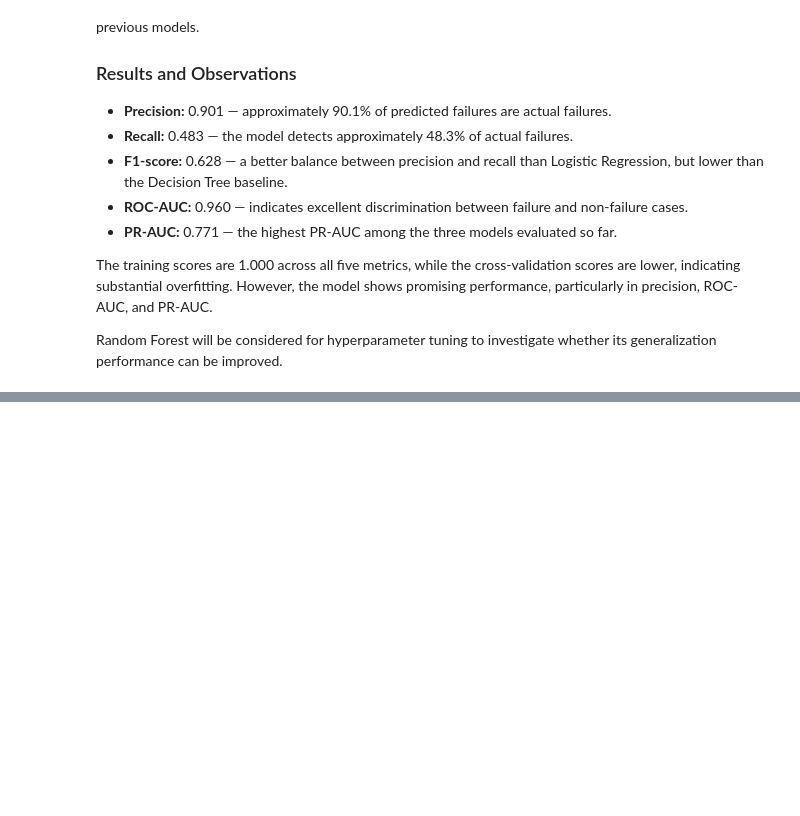
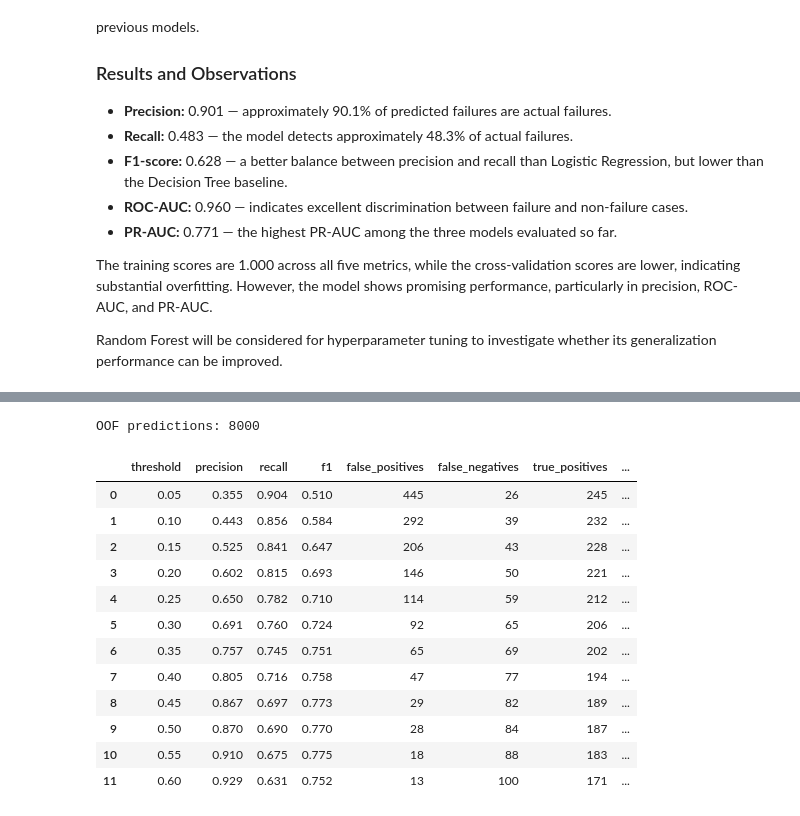
Before and after one commit to sathvik-reddy28/Intelligent-Predictive-Maintenance, a Jupyter notebook: notebooks/predictive_maintenance.ipynb, the cells around one changed output, grey strips where cells are left out. Saved outputs shown, nothing was run; the diff lists cells and outputs as text; code cells hidden in the pictures; blank space fills up the shorter version.

```diff
--- a/notebooks/predictive_maintenance.ipynb
+++ b/notebooks/predictive_maintenance.ipynb
@@ -238,0 +808,76 @@ Random Forest will be considered for hyperparameter tuning to investigate whethe
+# %%
+from sklearn.model_selection import cross_val_predict
+
+rf_best_pipeline = rf_search.best_estimator_
+
+rf_oof_probabilities = cross_val_predict(
+    rf_best_pipeline,
+    X_train,
+    y_train,
+    cv=cv,
+    method="predict_proba",
+    n_jobs=1
+)[:, 1]
+
+print("OOF predictions:", len(rf_oof_probabilities))
+# %% [output]
+OOF predictions: 8000
+# %%
+import numpy as np
+import pandas as pd
+
+from sklearn.metrics import (
+    precision_score,
+    recall_score,
+    f1_score,
+    confusion_matrix
+)
+
+rf_thresholds = np.arange(0.05, 0.61, 0.05)
+rf_threshold_results = []
+
+for threshold in rf_thresholds:
+    rf_pred = (
+        rf_oof_probabilities >= threshold
+    ).astype(int)
+
+    tn, fp, fn, tp = confusion_matrix(
+        y_train,
+        rf_pred,
+        labels=[0, 1]
+    ).ravel()
+
+    rf_threshold_results.append({
+        "threshold": round(threshold, 2),
+        "precision": precision_score(
+            y_train, rf_pred, zero_division=0
+        ),
+        "recall": recall_score(
+            y_train, rf_pred, zero_division=0
+        ),
+        "f1": f1_score(
+            y_train, rf_pred, zero_division=0
+        ),
+        "false_positives": fp,
+        "false_negatives": fn,
+        "true_positives": tp,
+        "true_negatives": tn
+    })
+
+rf_threshold_df = pd.DataFrame(rf_threshold_results)
+
+display(rf_threshold_df.round(3))
+# %% [output]
+|  | threshold | precision | recall | f1 | false_positives | false_negatives | true_positives | ... |
+| 0 | 0.05 | 0.355 | 0.904 | 0.510 | 445 | 26 | 245 | ... |
+| 1 | 0.10 | 0.443 | 0.856 | 0.584 | 292 | 39 | 232 | ... |
+| 2 | 0.15 | 0.525 | 0.841 | 0.647 | 206 | 43 | 228 | ... |
+| 3 | 0.20 | 0.602 | 0.815 | 0.693 | 146 | 50 | 221 | ... |
+| 4 | 0.25 | 0.650 | 0.782 | 0.710 | 114 | 59 | 212 | ... |
+| 5 | 0.30 | 0.691 | 0.760 | 0.724 | 92 | 65 | 206 | ... |
+| 6 | 0.35 | 0.757 | 0.745 | 0.751 | 65 | 69 | 202 | ... |
+| 7 | 0.40 | 0.805 | 0.716 | 0.758 | 47 | 77 | 194 | ... |
+| 8 | 0.45 | 0.867 | 0.697 | 0.773 | 29 | 82 | 189 | ... |
+| 9 | 0.50 | 0.870 | 0.690 | 0.770 | 28 | 84 | 187 | ... |
+| 10 | 0.55 | 0.910 | 0.675 | 0.775 | 18 | 88 | 183 | ... |
+| 11 | 0.60 | 0.929 | 0.631 | 0.752 | 13 | 100 | 171 | ... |
```
Also changed, not shown: parts of 33 cells of this notebook.
